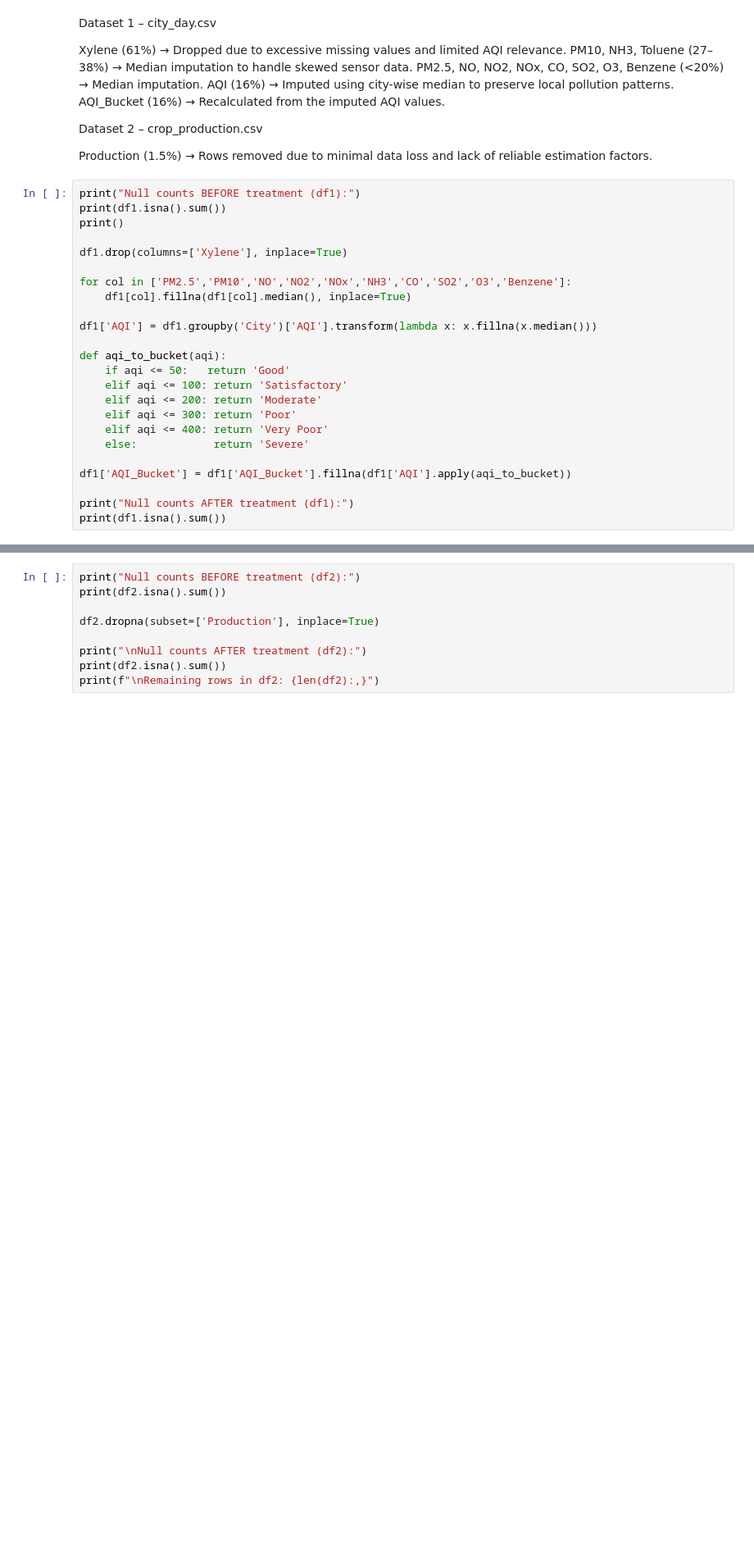
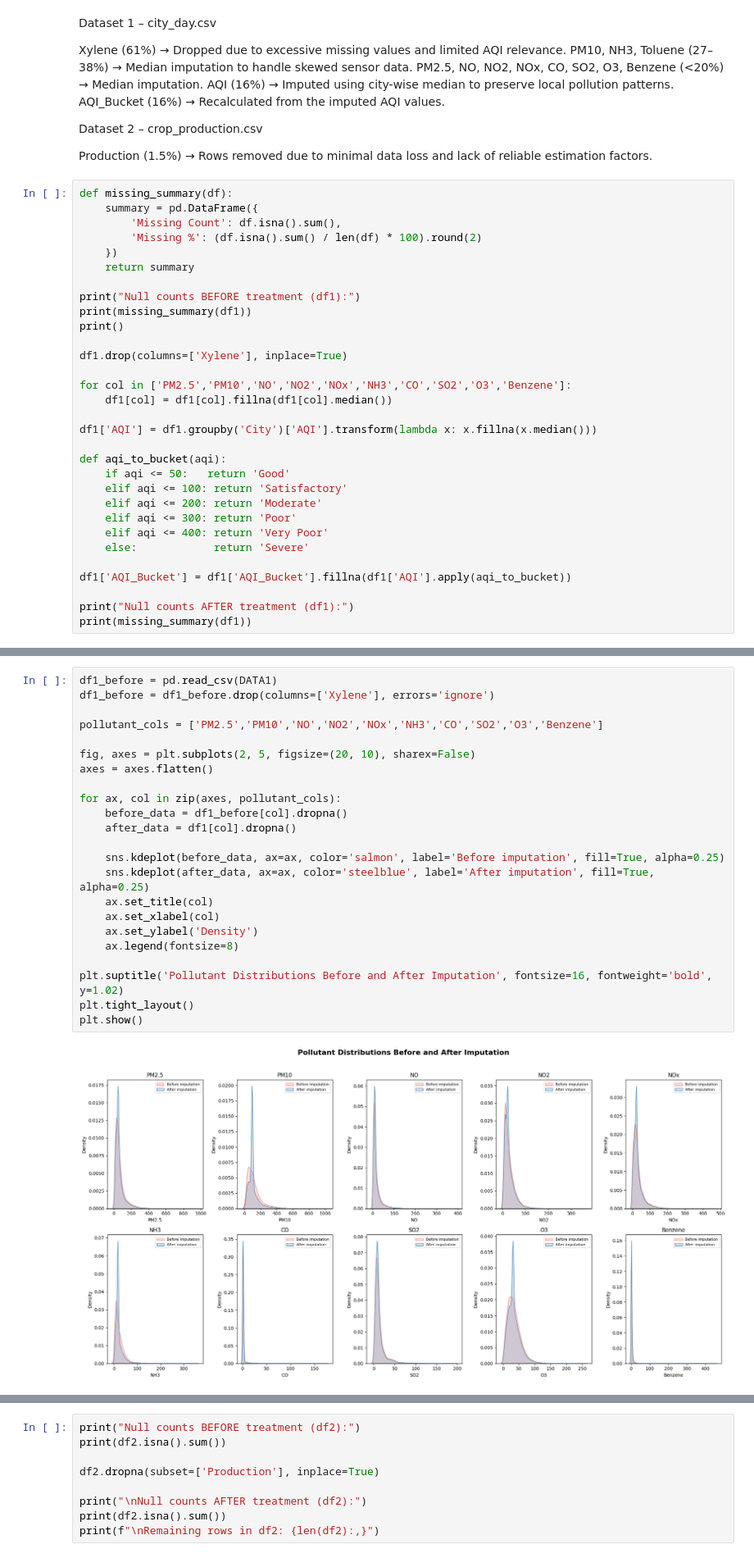
Before and after one commit to ArdenDiago/ML-Lab, a Jupyter notebook: lab/lab1/lab1a/ardendiago_2547112:Lab1.ipynb, the cells around one changed output, grey strips where cells are left out. Shown at 82% size. Saved outputs shown, nothing was run; the diff lists cells and outputs as text; blank space fills up the shorter version.

```diff
--- a/lab/lab1/lab1a/ardendiago_2547112:Lab1.ipynb
+++ b/lab/lab1/lab1a/ardendiago_2547112:Lab1.ipynb
@@ -346,14 +346,21 @@ Dataset 2 – crop_production.csv
 
 Production (1.5%) → Rows removed due to minimal data loss and lack of reliable estimation factors.
 # %%
+def missing_summary(df):
+    summary = pd.DataFrame({
+        'Missing Count': df.isna().sum(),
+        'Missing %': (df.isna().sum() / len(df) * 100).round(2)
+    })
+    return summary
+
 print("Null counts BEFORE treatment (df1):")
-print(df1.isna().sum())
+print(missing_summary(df1))
 print()
 
 df1.drop(columns=['Xylene'], inplace=True)
 
 for col in ['PM2.5','PM10','NO','NO2','NOx','NH3','CO','SO2','O3','Benzene']:
-    df1[col].fillna(df1[col].median(), inplace=True)
+    df1[col] = df1[col].fillna(df1[col].median())
 
 df1['AQI'] = df1.groupby('City')['AQI'].transform(lambda x: x.fillna(x.median()))
 
@@ -368,6 +375,6 @@ def aqi_to_bucket(aqi):
 df1['AQI_Bucket'] = df1['AQI_Bucket'].fillna(df1['AQI'].apply(aqi_to_bucket))
 
 print("Null counts AFTER treatment (df1):")
-print(df1.isna().sum())
+print(missing_summary(df1))
 # %% [output]
 Null counts BEFORE treatment (df1):
@@ -406,0 +397,25 @@ See the documentation for a more detailed explanation: https://pandas.pydata.org
+# %%
+df1_before = pd.read_csv(DATA1)
+df1_before = df1_before.drop(columns=['Xylene'], errors='ignore')
+
+pollutant_cols = ['PM2.5','PM10','NO','NO2','NOx','NH3','CO','SO2','O3','Benzene']
+
+fig, axes = plt.subplots(2, 5, figsize=(20, 10), sharex=False)
+axes = axes.flatten()
+
+for ax, col in zip(axes, pollutant_cols):
+    before_data = df1_before[col].dropna()
+    after_data = df1[col].dropna()
+
+    sns.kdeplot(before_data, ax=ax, color='salmon', label='Before imputation', fill=True, alpha=0.25)
+    sns.kdeplot(after_data, ax=ax, color='steelblue', label='After imputation', fill=True, alpha=0.25)
+    ax.set_title(col)
+    ax.set_xlabel(col)
+    ax.set_ylabel('Density')
+    ax.legend(fontsize=8)
+
+plt.suptitle('Pollutant Distributions Before and After Imputation', fontsize=16, fontweight='bold', y=1.02)
+plt.tight_layout()
+plt.show()
+# %% [output]
+[figure, added]
```
Also changed, not shown: parts of 2 cells of this notebook, 4 other files.
